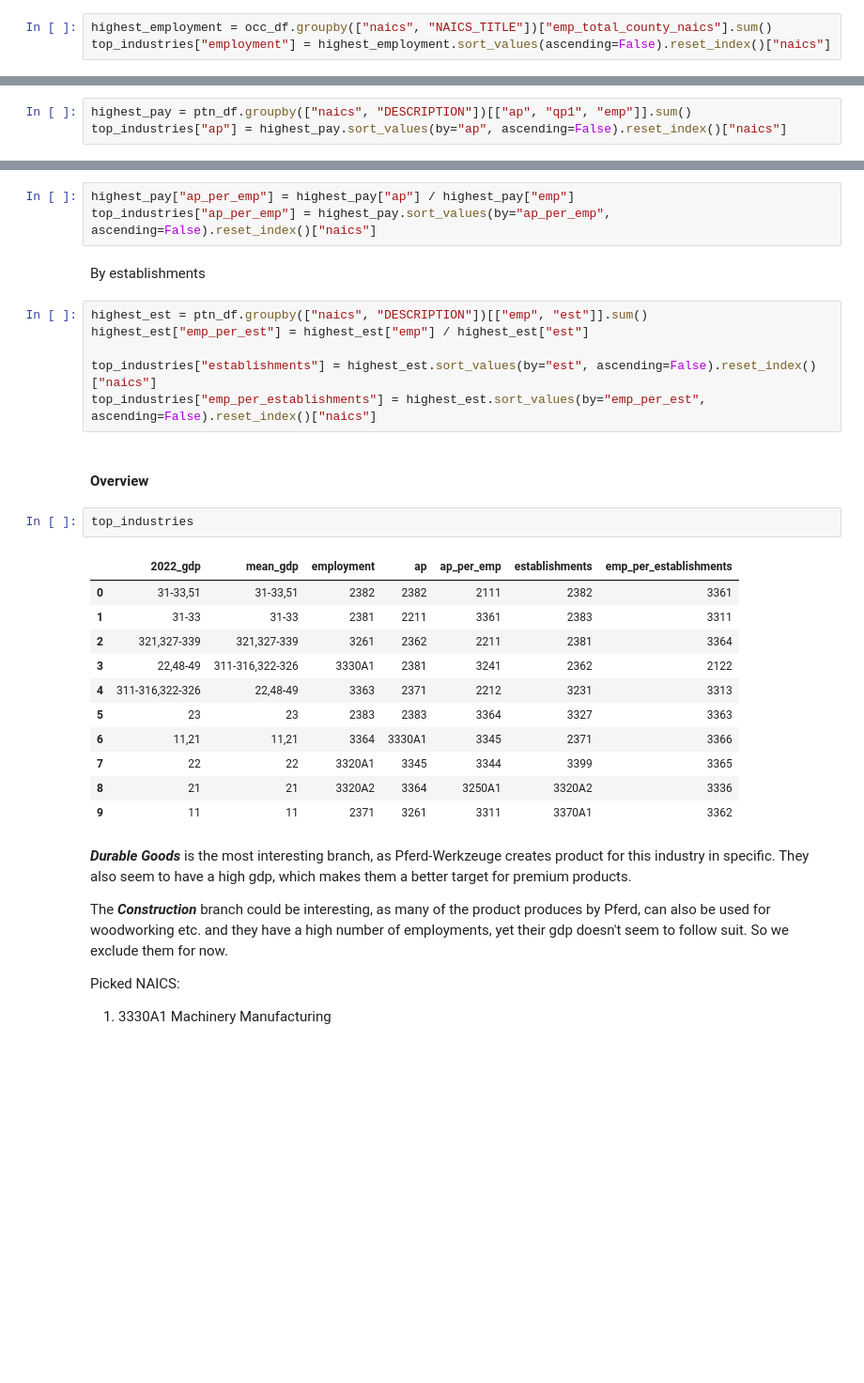
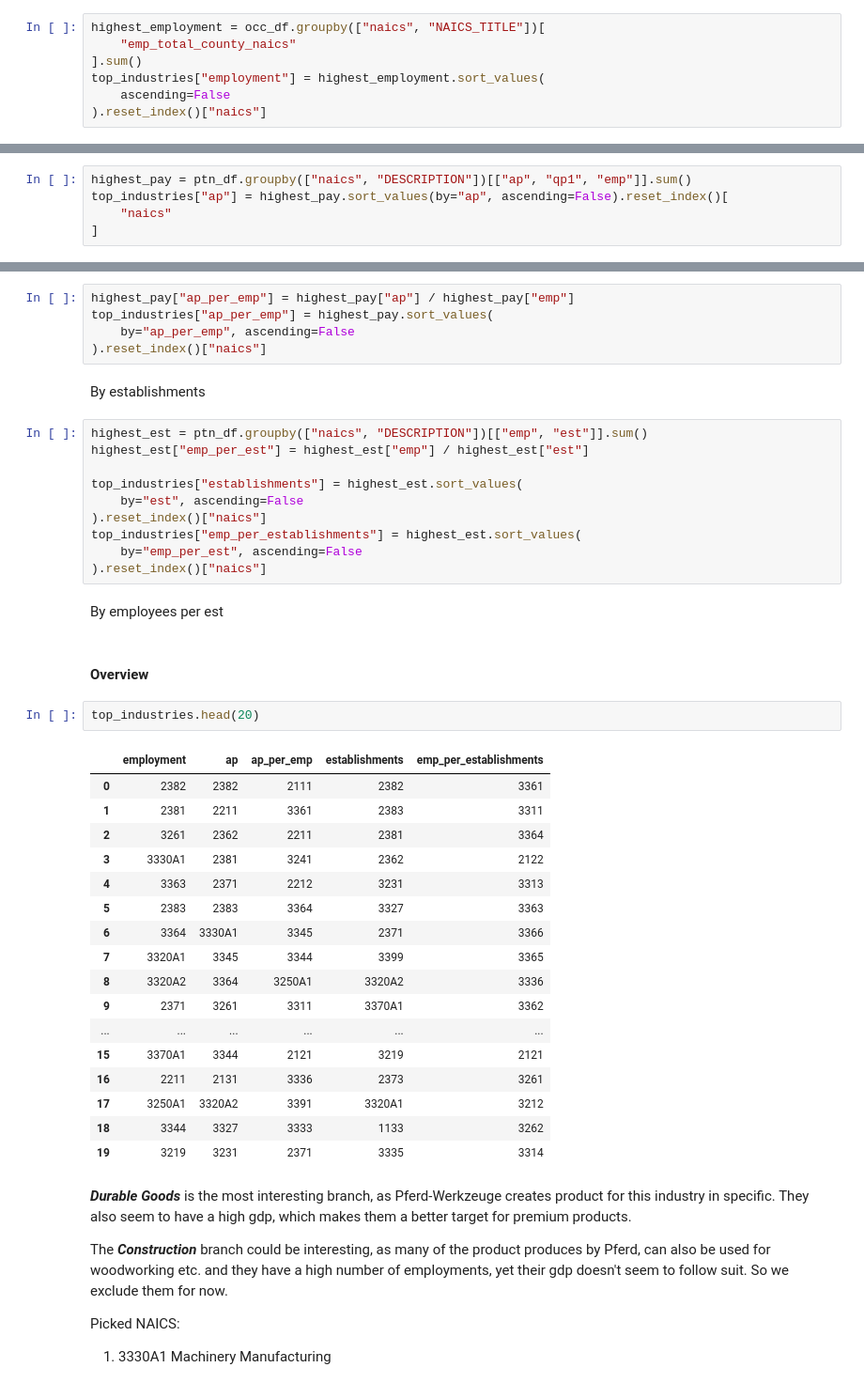
Before and after one commit to bogdankrenz/data_mining_SO2024, a Jupyter notebook: notebooks/2_data_understanding.ipynb, the cells around one changed output, grey strips where cells are left out. Shown: that part at 94% size. Drawn from its saved outputs; the diff is of its cells as text; blank space fills up the shorter version.

```diff
--- a/notebooks/2_data_understanding.ipynb
+++ b/notebooks/2_data_understanding.ipynb
@@ -159,44 +159,64 @@ top_industries["mean_gdp"] = highest_gdp.sort_values(by="mean_gdp", ascending=Fa
 
 By employment
 # %%
-highest_employment = occ_df.groupby(["naics", "NAICS_TITLE"])["emp_total_county_naics"].sum()
-top_industries["employment"] = highest_employment.sort_values(ascending=False).reset_index()["naics"]
+highest_employment = occ_df.groupby(["naics", "NAICS_TITLE"])[
+    "emp_total_county_naics"
+].sum()
+top_industries["employment"] = highest_employment.sort_values(
+    ascending=False
+).reset_index()["naics"]
 # %% [markdown]
 #### Pattern
 
 By annual pay
 # %%
 highest_pay = ptn_df.groupby(["naics", "DESCRIPTION"])[["ap", "qp1", "emp"]].sum()
-top_industries["ap"] = highest_pay.sort_values(by="ap", ascending=False).reset_index()["naics"]
+top_industries["ap"] = highest_pay.sort_values(by="ap", ascending=False).reset_index()[
+    "naics"
+]
 # %% [markdown]
 By pay per person
 # %%
 highest_pay["ap_per_emp"] = highest_pay["ap"] / highest_pay["emp"]
-top_industries["ap_per_emp"] = highest_pay.sort_values(by="ap_per_emp", ascending=False).reset_index()["naics"]
+top_industries["ap_per_emp"] = highest_pay.sort_values(
+    by="ap_per_emp", ascending=False
+).reset_index()["naics"]
 # %% [markdown]
 By establishments
 # %%
 highest_est = ptn_df.groupby(["naics", "DESCRIPTION"])[["emp", "est"]].sum()
 highest_est["emp_per_est"] = highest_est["emp"] / highest_est["est"]
 
-top_industries["establishments"] = highest_est.sort_values(by="est", ascending=False).reset_index()["naics"]
-top_industries["emp_per_establishments"] = highest_est.sort_values(by="emp_per_est", ascending=False).reset_index()["naics"]
+top_industries["establishments"] = highest_est.sort_values(
+    by="est", ascending=False
+).reset_index()["naics"]
+top_industries["emp_per_establishments"] = highest_est.sort_values(
+    by="emp_per_est", ascending=False
+).reset_index()["naics"]
+# %% [markdown]
+By employees per est
 # %% [markdown]
 #### Overview
 # %%
-top_industries
+top_industries.head(20)
 # %% [output]
-|  | 2022_gdp | mean_gdp | employment | ap | ap_per_emp | establishments | emp_per_establishments |
-| 0 | 31-33,51 | 31-33,51 | 2382 | 2382 | 2111 | 2382 | 3361 |
-| 1 | 31-33 | 31-33 | 2381 | 2211 | 3361 | 2383 | 3311 |
-| 2 | 321,327-339 | 321,327-339 | 3261 | 2362 | 2211 | 2381 | 3364 |
-| 3 | 22,48-49 | 311-316,322-326 | 3330A1 | 2381 | 3241 | 2362 | 2122 |
-| 4 | 311-316,322-326 | 22,48-49 | 3363 | 2371 | 2212 | 3231 | 3313 |
-| 5 | 23 | 23 | 2383 | 2383 | 3364 | 3327 | 3363 |
-| 6 | 11,21 | 11,21 | 3364 | 3330A1 | 3345 | 2371 | 3366 |
-| 7 | 22 | 22 | 3320A1 | 3345 | 3344 | 3399 | 3365 |
-| 8 | 21 | 21 | 3320A2 | 3364 | 3250A1 | 3320A2 | 3336 |
-| 9 | 11 | 11 | 2371 | 3261 | 3311 | 3370A1 | 3362 |
+|  | employment | ap | ap_per_emp | establishments | emp_per_establishments |
+| 0 | 2382 | 2382 | 2111 | 2382 | 3361 |
+| 1 | 2381 | 2211 | 3361 | 2383 | 3311 |
+| 2 | 3261 | 2362 | 2211 | 2381 | 3364 |
+| 3 | 3330A1 | 2381 | 3241 | 2362 | 2122 |
+| 4 | 3363 | 2371 | 2212 | 3231 | 3313 |
+| 5 | 2383 | 2383 | 3364 | 3327 | 3363 |
+| 6 | 3364 | 3330A1 | 3345 | 2371 | 3366 |
+| 7 | 3320A1 | 3345 | 3344 | 3399 | 3365 |
+| 8 | 3320A2 | 3364 | 3250A1 | 3320A2 | 3336 |
+| 9 | 2371 | 3261 | 3311 | 3370A1 | 3362 |
+| ... | ... | ... | ... | ... | ... |
+| 15 | 3370A1 | 3344 | 2121 | 3219 | 2121 |
+| 16 | 2211 | 2131 | 3336 | 2373 | 3261 |
+| 17 | 3250A1 | 3320A2 | 3391 | 3320A1 | 3212 |
+| 18 | 3344 | 3327 | 3333 | 1133 | 3262 |
+| 19 | 3219 | 3231 | 2371 | 3335 | 3314 |
 # %% [markdown]
 ***Durable Goods*** is the most interesting branch, as Pferd-Werkzeuge creates product for this industry in specific. They also seem to have a high gdp, which makes them a better target for premium products.
 
```
Also changed, not shown: parts of 6 cells of this notebook, 4 other files.
